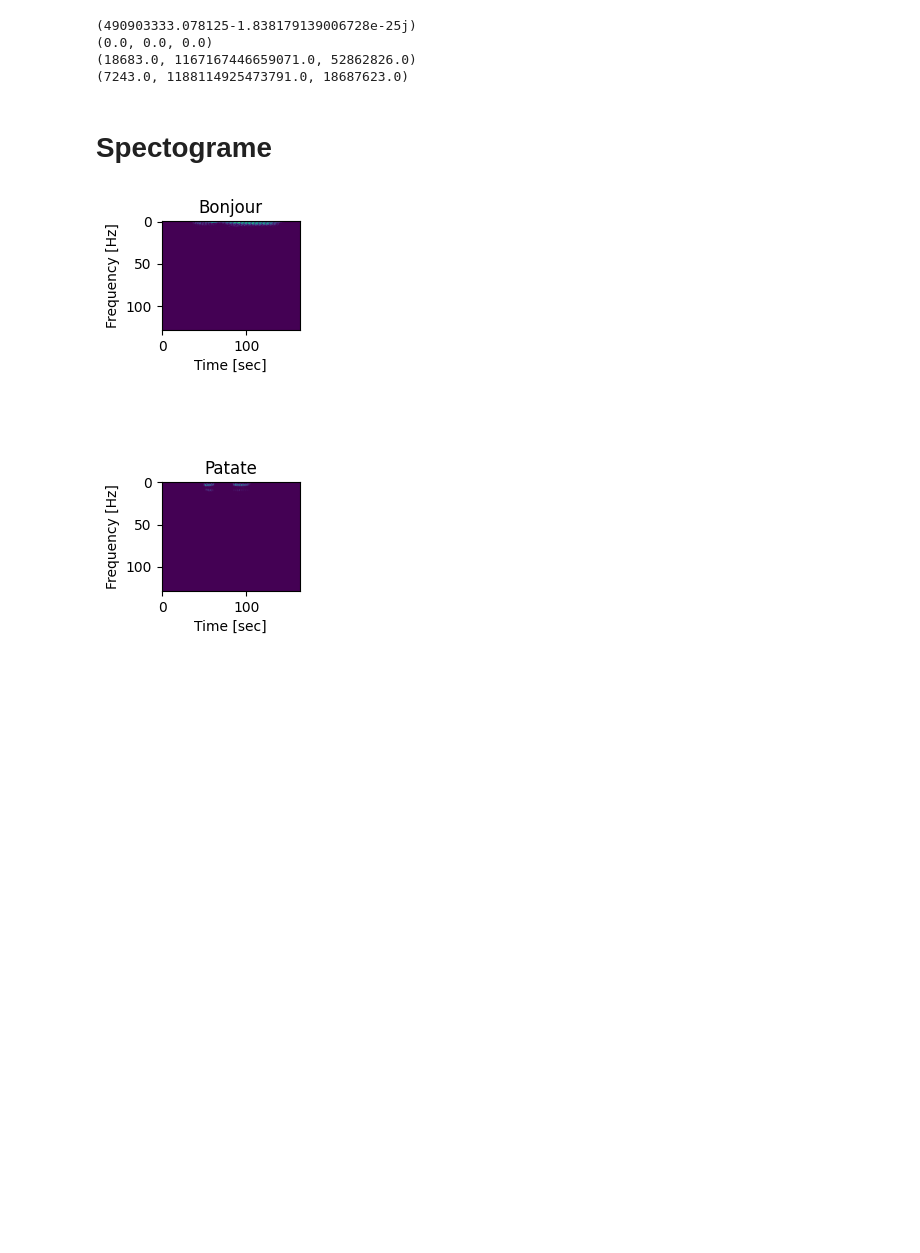
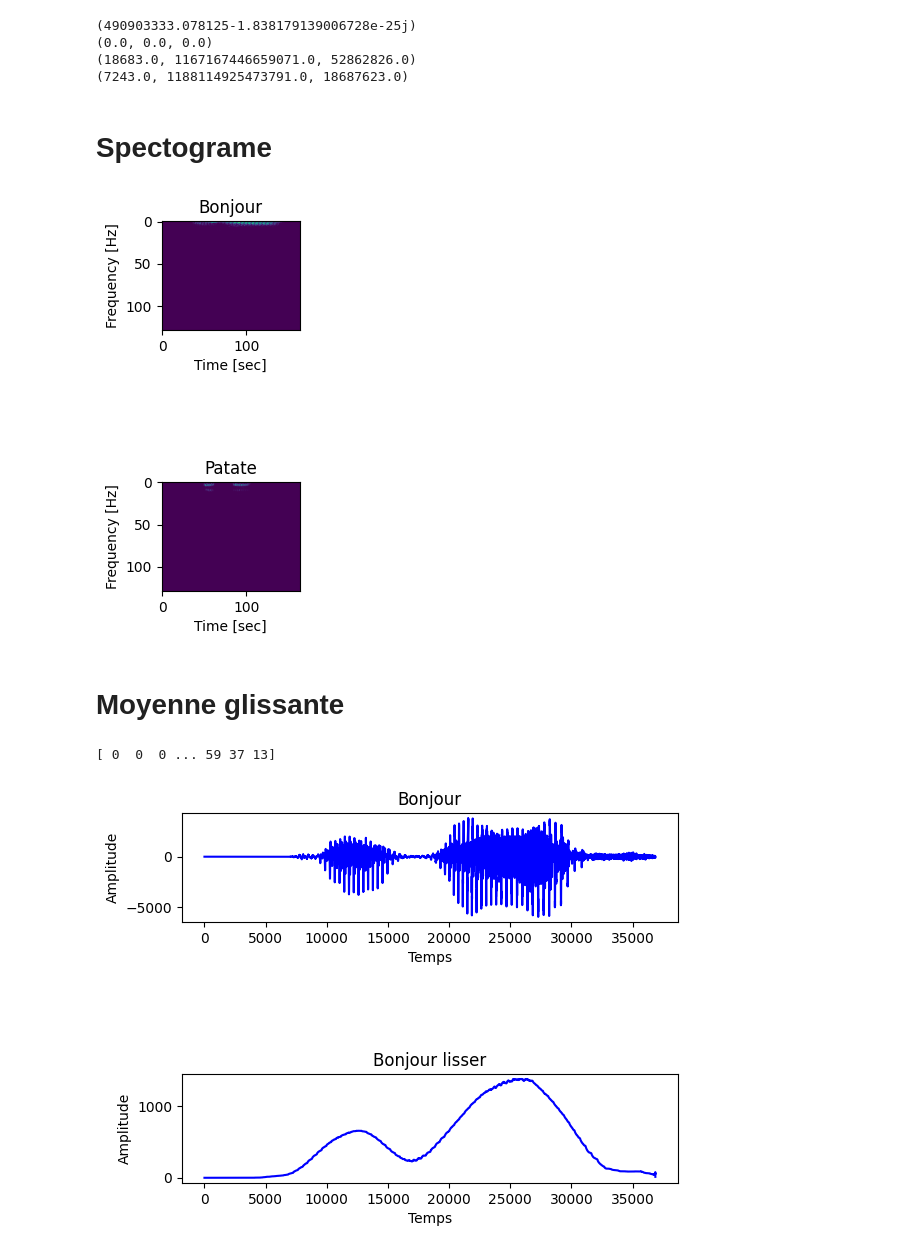
Before and after one commit to JarodEphec/projet_TDS_2022, a Jupyter notebook: main.ipynb, the cells around one changed output. Cells and saved outputs as stored; diff of their text form; code cells hidden in the pictures; blank space fills up the shorter version.

Commit message:
Lissage et découpage du signal

```diff
--- a/main.ipynb
+++ b/main.ipynb
@@ -71,6 +71,26 @@ def compute_similarity(ref_rec, input_rec):
     diff_power = abs(ref_power-inp_power)
 
     return float(diff_time), float(diff_freq), float(diff_power)
+
+
+def lissage(signal_brut,L):
+    res = np.copy(signal_brut) # duplication des valeurs
+
+    for i in range (1,len(signal_brut)-1): # toutes les valeurs sauf la première et la dernière
+        L_g = min(i,L) # nombre de valeurs disponibles à gauche
+        L_d = min(len(signal_brut)-i-1,L) # nombre de valeurs disponibles à droite
+        Li=min(L_g,L_d)
+        res[i]=np.sum(signal_brut[i-Li:i+Li+1])/(2*Li+1)
+
+    return res
+
+def cut_signal(signal_lisse):
+    new_signal = []
+    for value in range(len(signal_lisse)):
+        if signal_lisse[value] >= 100:
+            new_signal.append(signal_lisse[value])
+
+    return new_signal
 # %% [markdown]
 # cross correlation
 # %%
@@ -128,3 +148,21 @@ plt.xlabel('Time [sec]')
 plt.show()
 # %% [output]
 [figure]
+# %% [markdown]
+# Moyenne glissante
+# %%
+signal_absolue = np.absolute(file_to_process("bonjour.wav"))
+signal_lisse = lissage(signal_absolue, 3000)
+print(signal_lisse)
+plt.subplot(3, 1, 1)
+show_plot('bonjour.wav')
+plt.subplot(3, 1, 3)
+plt.title("Bonjour lisser")
+plt.plot(signal_lisse, color="blue")
+plt.ylabel("Amplitude")
+plt.xlabel("Temps")
+
+plt.show()
+# %% [output]
+[ 0  0  0 ... 59 37 13]
+[figure, added]
```
Also changed, not shown: parts of 3 cells of this notebook.
